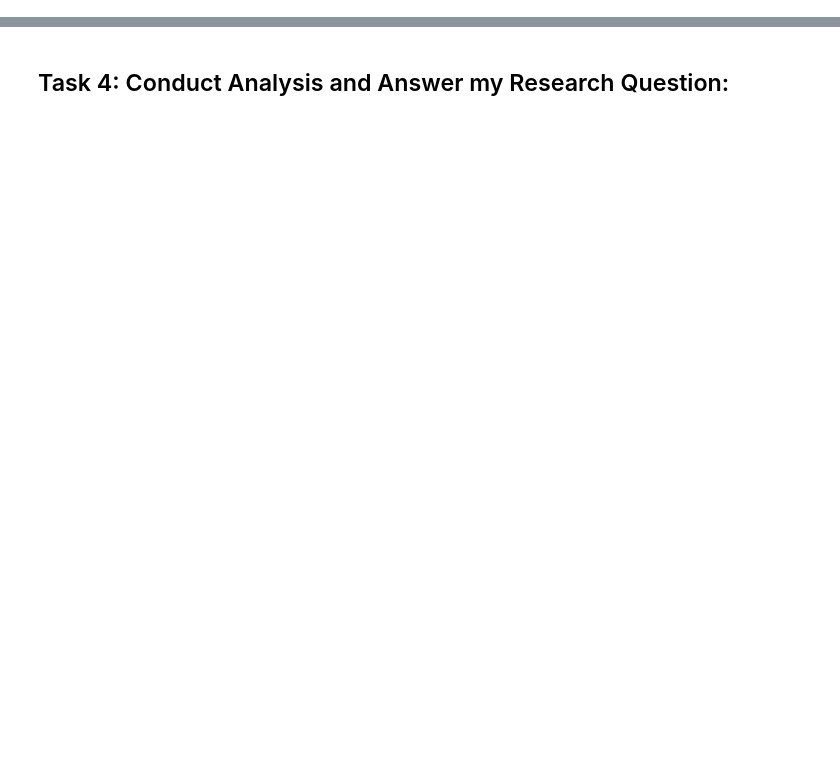
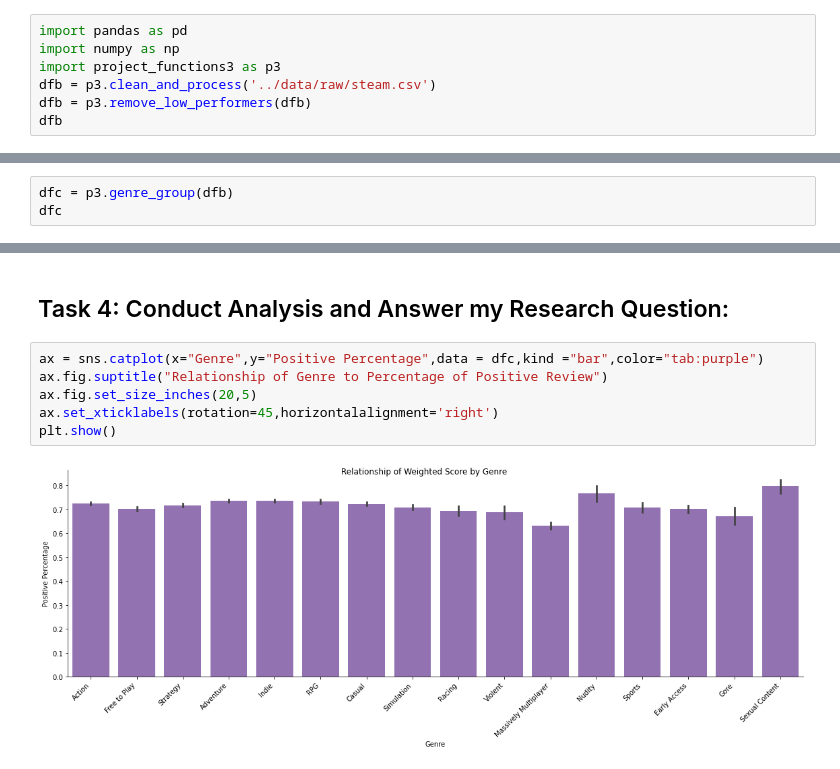
Before and after one commit to data301-2021-winter1/group26-project, a Jupyter notebook: notebooks/analysis3.ipynb, the cells around one changed output, grey strips where cells are left out. Saved outputs shown, nothing was run; the diff lists cells and outputs as text; blank space fills up the shorter version.

```diff
--- a/notebooks/analysis3.ipynb
+++ b/notebooks/analysis3.ipynb
@@ -84,0 +123,7 @@ df.describe(include='object')
+# %%
+import pandas as pd
+import numpy as np
+import project_functions3 as p3
+dfb = p3.clean_and_process('../data/raw/steam.csv')
+dfb = p3.remove_low_performers(dfb)
+dfb
@@ -84,0 +144,3 @@ df.describe(include='object')
+# %%
+dfc = p3.genre_group(dfb)
+dfc
@@ -85,2 +220,10 @@ df.describe(include='object')
 # %% [markdown]
 ## Task 4: Conduct Analysis and Answer my Research Question:
+# %%
+ax = sns.catplot(x="Genre",y="Positive Percentage",data = dfc,kind ="bar",color="tab:purple")
+ax.fig.suptitle("Relationship of Genre to Percentage of Positive Review")
+ax.fig.set_size_inches(20,5)
+ax.set_xticklabels(rotation=45,horizontalalignment='right')
+plt.show()
+# %% [output]
+[figure, added]
```
Also changed, not shown: parts of 10 cells of this notebook, 1 other file.
